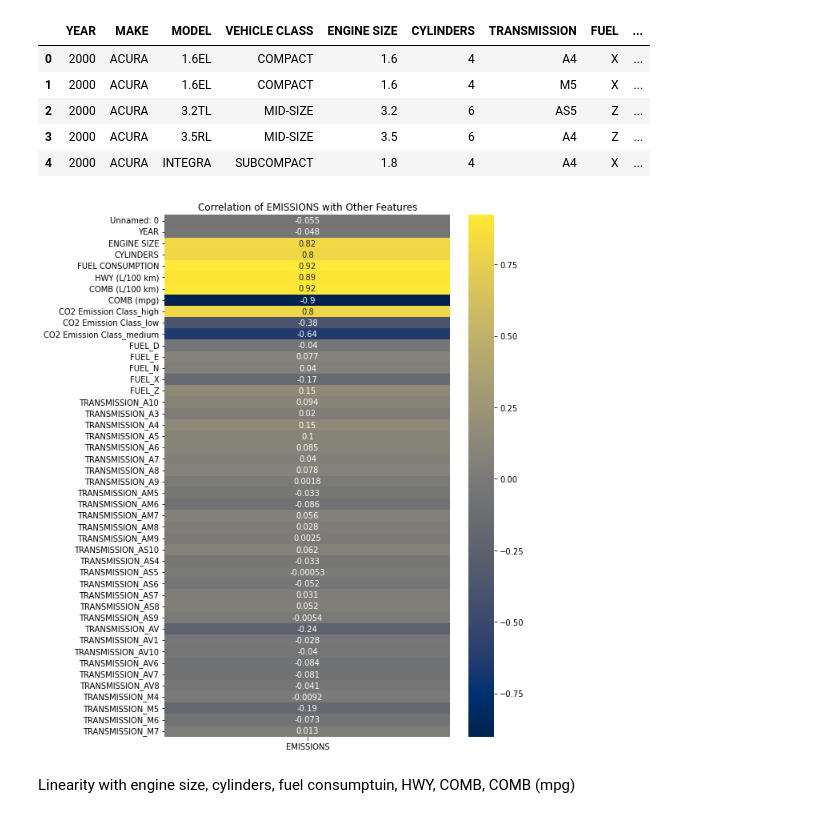
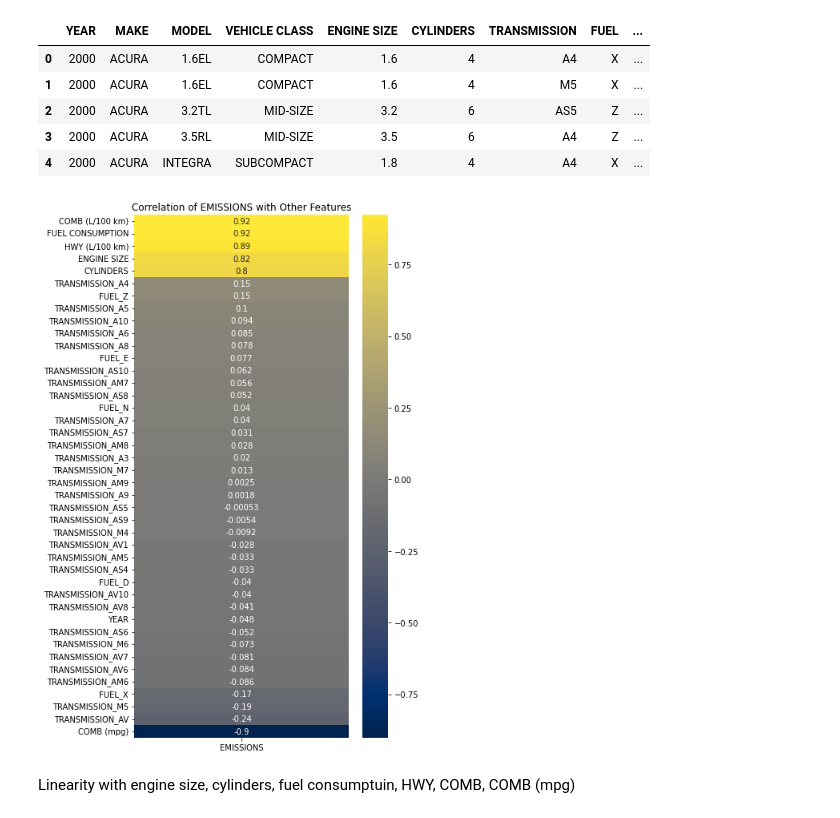
Before and after one commit to romthevacuousspider/Fuel-Consumption-2000-2022-ML-coursework2-, a Jupyter notebook: ML2.ipynb, the cells around one changed output. Drawn from its saved outputs; the diff is of its cells as text; code cells hidden in the pictures.

```diff
--- a/ML2.ipynb
+++ b/ML2.ipynb
@@ -302,23 +304,27 @@ Full_dataset3 = pd.read_csv('Full_dataset3.csv')
 # %%
 import seaborn as sns
 import matplotlib.pyplot as plt
 
 # Drop non-numeric columns
 numeric_data = Full_dataset3.select_dtypes(include=['number'])
 
 # Compute correlation matrix
 correlation_matrix = numeric_data.corr()
 
 emission_corr = correlation_matrix['EMISSIONS']
-emission_corr_df = emission_corr.drop(['EMISSIONS']).to_frame()
+emission_corr_df = emission_corr.drop(['EMISSIONS', 'Unnamed: 0', 'CO2 Emission Class_high',
+                                      'CO2 Emission Class_low', 'CO2 Emission Class_medium']).to_frame()
 
-# Plotting the correlation of 'EMISSIONS' with other features
-plt.figure(figsize=(8, 12))
-sns.heatmap(emission_corr_df, annot=True, cmap='cividis')
+# Sort correlation values
+emission_corr_df_sorted = emission_corr_df.sort_values(by='EMISSIONS', ascending=False)
+
+# Plotting the sorted correlation of 'EMISSIONS' with other features
+plt.figure(figsize=(6, 12))
+sns.heatmap(emission_corr_df_sorted, annot=True, cmap='cividis')
 plt.title('Correlation of EMISSIONS with Other Features')
 plt.show()
 # %% [output]
-[figure, old version]
+[figure, new version]
 # %% [markdown]
 Linearity with engine size, cylinders, fuel consumptuin, HWY, COMB, COMB (mpg)
 # %%
```
Also changed, not shown: parts of 268 cells of this notebook.
